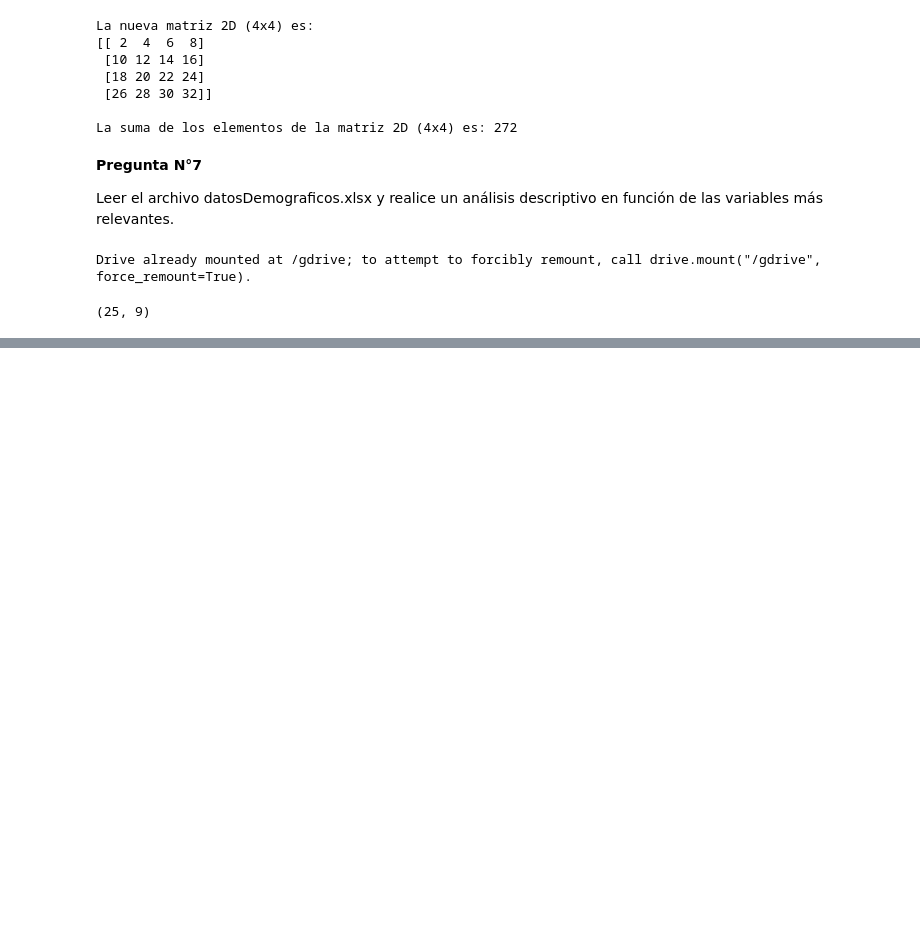
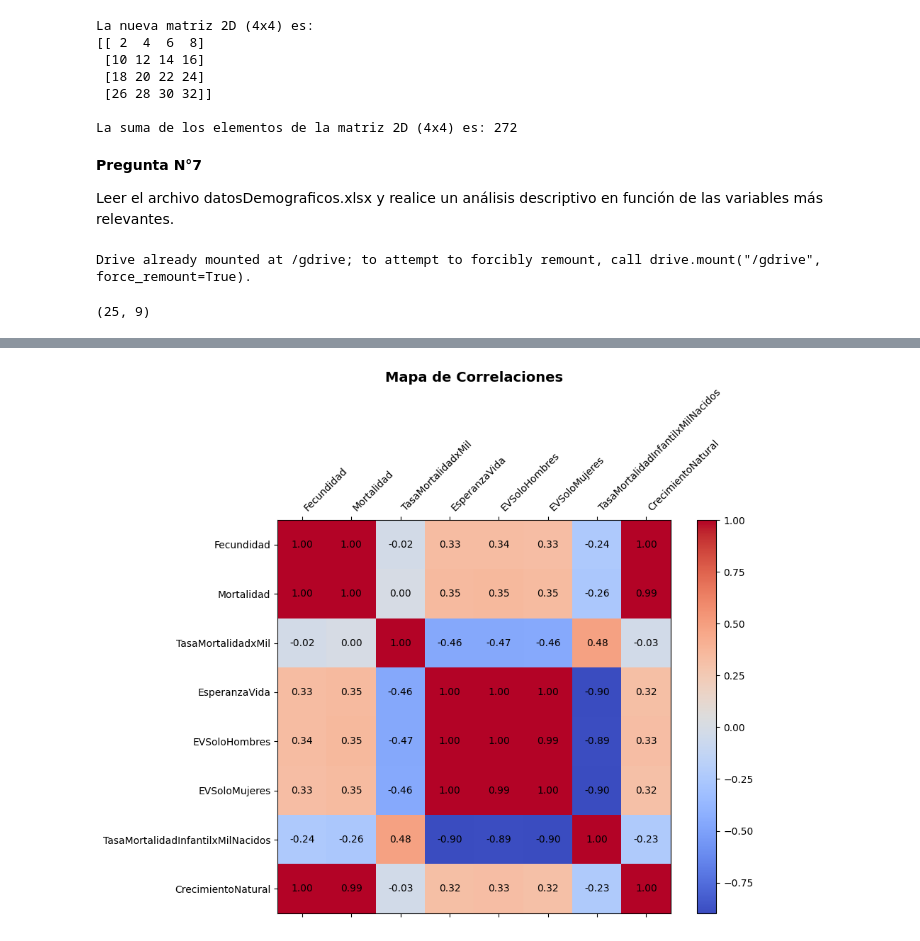
Before and after one commit to mpintoponce/python_utec, a Jupyter notebook: Modulo02:Estructuras_de_datos_secuenciales/08.Evaluación_Final.ipynb, the cells around one changed output, grey strips where cells are left out. Drawn from its saved outputs; the diff is of its cells as text; code cells hidden in the pictures; blank space fills up the shorter version.

```diff
--- a/Modulo02:Estructuras_de_datos_secuenciales/08.Evaluación_Final.ipynb
+++ b/Modulo02:Estructuras_de_datos_secuenciales/08.Evaluación_Final.ipynb
@@ -135,0 +192,26 @@ data.head()
+# %%
+
+# === 4. Mapa de calor de correlaciones ===
+correlacion = df_vars.corr()
+
+fig, ax = plt.subplots(figsize=(10, 8))
+cax = ax.matshow(correlacion, cmap='coolwarm')
+fig.colorbar(cax)
+
+# Etiquetas
+ax.set_xticks(range(len(variables_clave)))
+ax.set_yticks(range(len(variables_clave)))
+ax.set_xticklabels(variables_clave, rotation=45, ha="left")
+ax.set_yticklabels(variables_clave)
+
+# Mostrar valores de correlación
+for i in range(len(variables_clave)):
+    for j in range(len(variables_clave)):
+        valor = correlacion.iloc[i, j]
+        ax.text(j, i, f'{valor:.2f}', va='center', ha='center', color='black')
+
+plt.title("Mapa de Correlaciones", fontsize=14, weight='bold')
+plt.tight_layout()
+plt.show()
+# %% [output]
+[figure, added]
```
Also changed, not shown: parts of 6 cells of this notebook.
